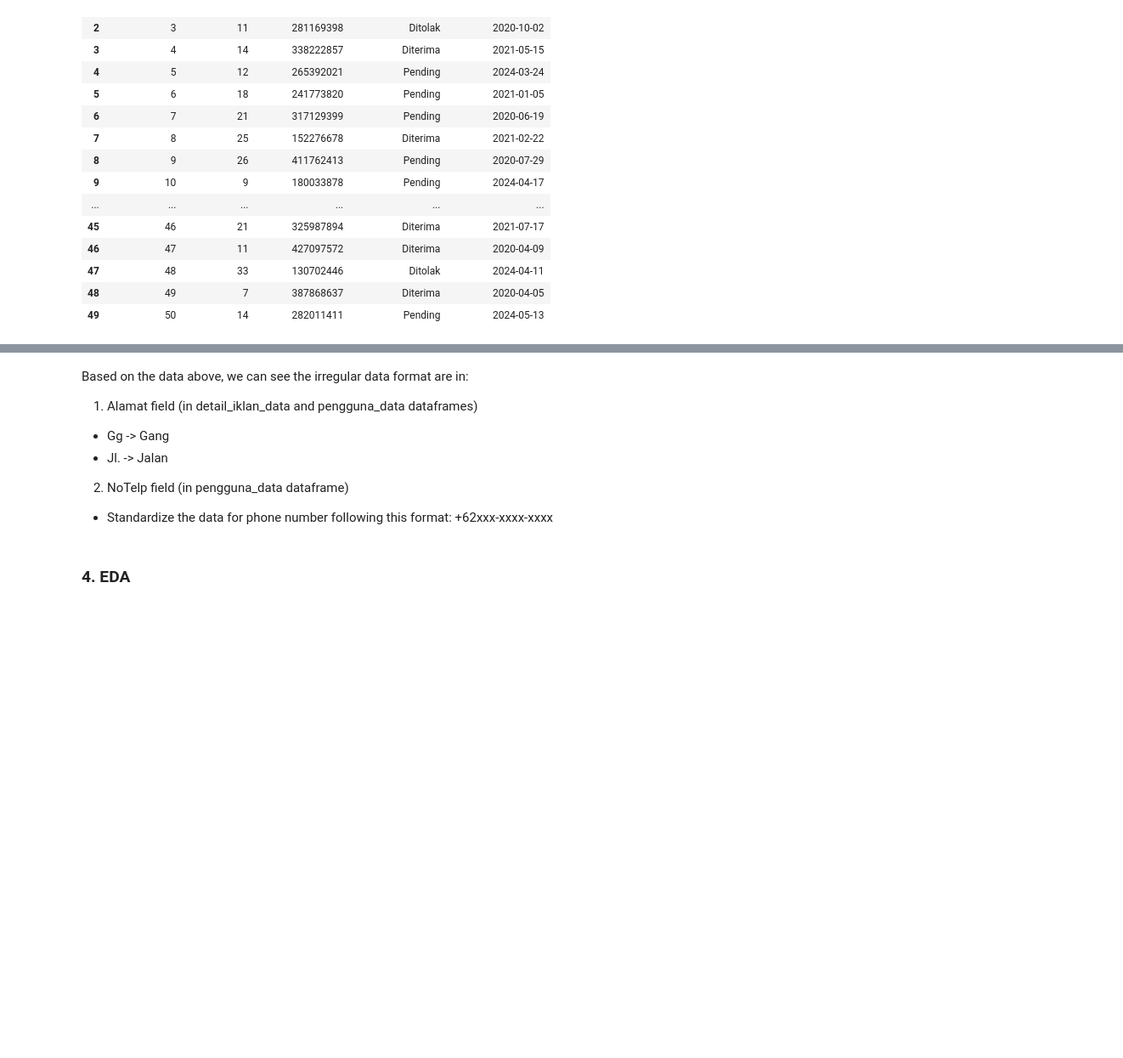
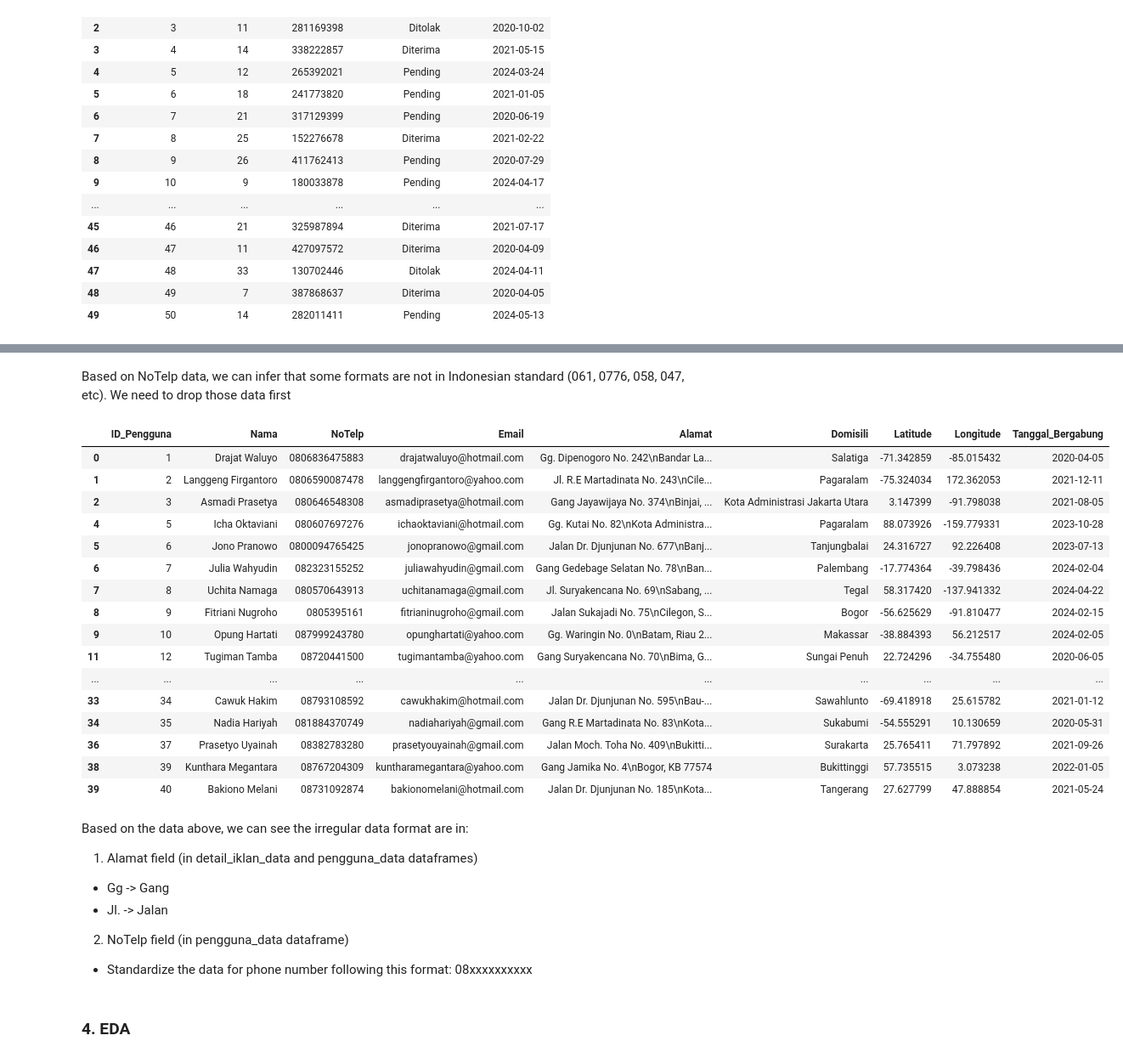
Before and after one commit to rzkybagaskara/bronze-dwh, a Jupyter notebook: notebook.ipynb, the cells around one changed output, grey strips where cells are left out. Shown at 85% size. Cells and saved outputs as stored; diff of their text form; code cells hidden in the pictures; blank space fills up the shorter version.

Commit message:
add data transformation process

```diff
--- a/notebook.ipynb
+++ b/notebook.ipynb
@@ -111,6 +112,36 @@ pengguna_data
 | 37 | 38 | Edi Megantara | (0017) 658 8293 | edimegantara@hotmail.com | Jalan R.E Martadinata No. 898\nSa... | Surakarta | -59.376565 | -34.598840 | 2023-05-02 |
 | 38 | 39 | Kunthara Megantara | +62 (76) 720-4309 | kuntharamegantara@yahoo.com | Gang Jamika No. 4\nBogor, KB 77574 | Bukittinggi | 57.735515 | 3.073238 | 2022-01-05 |
 | 39 | 40 | Bakiono Melani | +62 (73) 109-2874 | bakionomelani@hotmail.com | Jalan Dr. Djunjunan No. 185\nKota... | Tangerang | 27.627799 | 47.888854 | 2021-05-24 |
+# %% [markdown]
+Based on NoTelp data, we can infer that some formats are not in Indonesian standard (061, 0776, 058, 047, etc). We need to drop those data first
+# %%
+#remove spacings, parentheses, and dashes. retain only the digits
+pengguna_data['NoTelp'] = pengguna_data['NoTelp'].astype(str).str.strip().str.replace(r'\D', '', regex=True).str.replace('62', '08')
+
+#just to make sure
+pengguna_data = pengguna_data[pengguna_data['NoTelp']
+                              .astype(str)
+                              .str.startswith('08')]
+# %%
+pengguna_data
+# %% [output]
+|  | ID_Pengguna | Nama | NoTelp | Email | Alamat | Domisili | Latitude | Longitude | Tanggal_Bergabung |
+| 0 | 1 | Drajat Waluyo | 0806836475883 | drajatwaluyo@hotmail.com | Gg. Dipenogoro No. 242\nBandar La... | Salatiga | -71.342859 | -85.015432 | 2020-04-05 |
+| 1 | 2 | Langgeng Firgantoro | 0806590087478 | langgengfirgantoro@yahoo.com | Jl. R.E Martadinata No. 243\nCile... | Pagaralam | -75.324034 | 172.362053 | 2021-12-11 |
+| 2 | 3 | Asmadi Prasetya | 080646548308 | asmadiprasetya@hotmail.com | Gang Jayawijaya No. 374\nBinjai, ... | Kota Administrasi Jakarta Utara | 3.147399 | -91.798038 | 2021-08-05 |
+| 4 | 5 | Icha Oktaviani | 080607697276 | ichaoktaviani@hotmail.com | Gg. Kutai No. 82\nKota Administra... | Pagaralam | 88.073926 | -159.779331 | 2023-10-28 |
+| 5 | 6 | Jono Pranowo | 0800094765425 | jonopranowo@gmail.com | Jalan Dr. Djunjunan No. 677\nBanj... | Tanjungbalai | 24.316727 | 92.226408 | 2023-07-13 |
+| 6 | 7 | Julia Wahyudin | 082323155252 | juliawahyudin@gmail.com | Gang Gedebage Selatan No. 78\nBan... | Palembang | -17.774364 | -39.798436 | 2024-02-04 |
+| 7 | 8 | Uchita Namaga | 080570643913 | uchitanamaga@gmail.com | Jl. Suryakencana No. 69\nSabang, ... | Tegal | 58.317420 | -137.941332 | 2024-04-22 |
+| 8 | 9 | Fitriani Nugroho | 0805395161 | fitrianinugroho@gmail.com | Jalan Sukajadi No. 75\nCilegon, S... | Bogor | -56.625629 | -91.810477 | 2024-02-15 |
+| 9 | 10 | Opung Hartati | 087999243780 | opunghartati@yahoo.com | Gg. Waringin No. 0\nBatam, Riau 2... | Makassar | -38.884393 | 56.212517 | 2024-02-05 |
+| 11 | 12 | Tugiman Tamba | 08720441500 | tugimantamba@yahoo.com | Gang Suryakencana No. 70\nBima, G... | Sungai Penuh | 22.724296 | -34.755480 | 2020-06-05 |
+| ... | ... | ... | ... | ... | ... | ... | ... | ... | ... |
+| 33 | 34 | Cawuk Hakim | 08793108592 | cawukhakim@hotmail.com | Jalan Dr. Djunjunan No. 595\nBau-... | Sawahlunto | -69.418918 | 25.615782 | 2021-01-12 |
+| 34 | 35 | Nadia Hariyah | 081884370749 | nadiahariyah@gmail.com | Gang R.E Martadinata No. 83\nKota... | Sukabumi | -54.555291 | 10.130659 | 2020-05-31 |
+| 36 | 37 | Prasetyo Uyainah | 08382783280 | prasetyouyainah@gmail.com | Jalan Moch. Toha No. 409\nBukitti... | Surakarta | 25.765411 | 71.797892 | 2021-09-26 |
+| 38 | 39 | Kunthara Megantara | 08767204309 | kuntharamegantara@yahoo.com | Gang Jamika No. 4\nBogor, KB 77574 | Bukittinggi | 57.735515 | 3.073238 | 2022-01-05 |
+| 39 | 40 | Bakiono Melani | 08731092874 | bakionomelani@hotmail.com | Jalan Dr. Djunjunan No. 185\nKota... | Tangerang | 27.627799 | 47.888854 | 2021-05-24 |
 # %% [markdown]
 Based on the data above, we can see the irregular data format are in:
 
@@ -120,7 +151,7 @@ Based on the data above, we can see the irregular data format are in:
 
 2. NoTelp field (in pengguna_data dataframe)
 - Standardize the data for phone number following this format:
-+62xxx-xxxx-xxxx
+08xxxxxxxxxx
 # %% [markdown]
 ### 4. EDA
 # %% [markdown]
```
Also changed, not shown: parts of 11 cells of this notebook.
